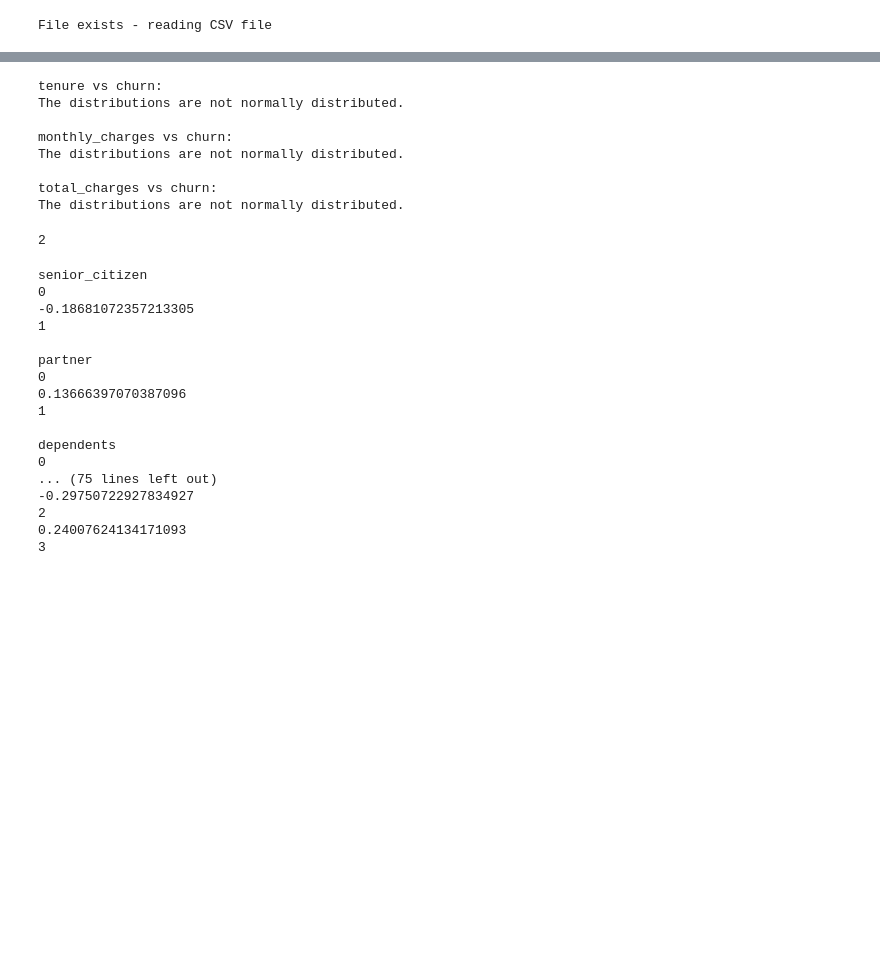
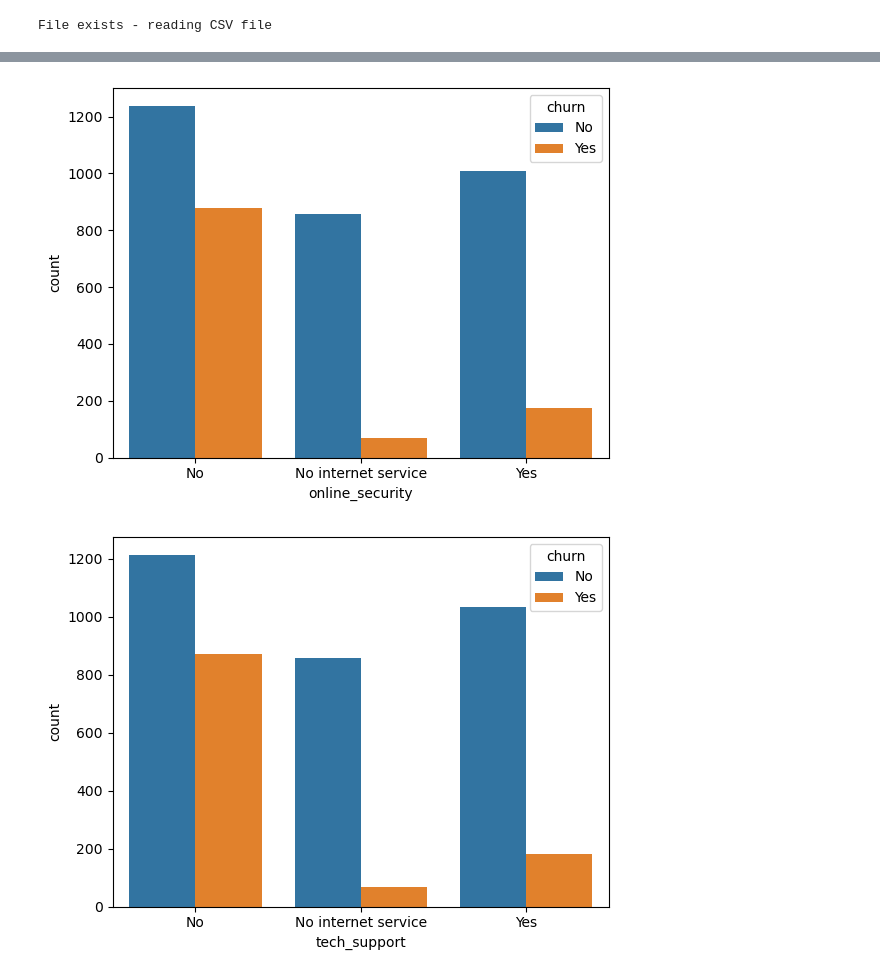
Before and after one commit to rabeka-branham/classification_project, a Jupyter notebook: scratch_pad.ipynb, the cells around one changed output, grey strips where cells are left out. Drawn from its saved outputs; the diff is of its cells as text; code cells hidden in the pictures; blank space fills up the shorter version.

```diff
--- a/scratch_pad.ipynb
+++ b/scratch_pad.ipynb
@@ -23,20 +15,0 @@ num_cols = train.columns[train.nunique() >= 10].drop('customer_id').tolist()
-# %%
-for col in num_cols:
-    print(f'{col} vs churn:')
-    α = .05
-
-    t, p = stats.shapiro(train[col])
-    if p < α:
-        print('The distributions are not normally distributed.')
-    else:
-        print('The distributions are normal.')
-    print()
-# %% [output]
-tenure vs churn:
-The distributions are not normally distributed.
-
-monthly_charges vs churn:
-The distributions are not normally distributed.
-
-total_charges vs churn:
-The distributions are not normally distributed.
@@ -56,51 +15,0 @@ for col in cat_cols:
-# %%
-churned = train[train.churn == 'Yes']
-active = train[train.churn == 'No']
-
-quant_cols_w_rel = []
-quant_cols_wo_rel = []
-
-for col in num_cols:
-    t,p = stats.mannwhitneyu(churned[col], active[col])
-    α = .05
-
-    if p < α:
-        quant_cols_w_rel.append(col)
-    else:
-        quant_cols_wo_rel.append(col)
-# %%
-ct = pd.crosstab(train[col],train.churn,normalize=0)
-ct.shape[0]
-# %% [output]
-2
-# %%
-for col in cat_cols_w_rel:
-    print(col)
-    ct = pd.crosstab(train[col],train.churn,normalize=0)
-    for num in range(ct.shape[0]):
-        print(num)
-        if num <= (ct.shape[0])-2:
-            print((ct.Yes[num]) - (ct.Yes[num+1]))
-        else:
-            pass
-    print()
-
-    # ct.
-# %% [output]
-senior_citizen
-0
--0.18681072357213305
-1
-
-partner
-0
-0.13666397070387096
-1
-
-dependents
-0
-... (75 lines left out)
--0.29750722927834927
-2
-0.24007624134171093
-3
@@ -108,0 +16,9 @@ sns.countplot(train)
+# %%
+top_three = e.top_three_rel_columns(train, 'churn')
+# %%
+for col in top_three:
+    sns.countplot(train,x=train[col].sort_values(),hue=train.churn)
+    plt.show()
+# %% [output]
+[figure, added]
+[figure, added]
```
Also changed, not shown: parts of 6 cells of this notebook.
